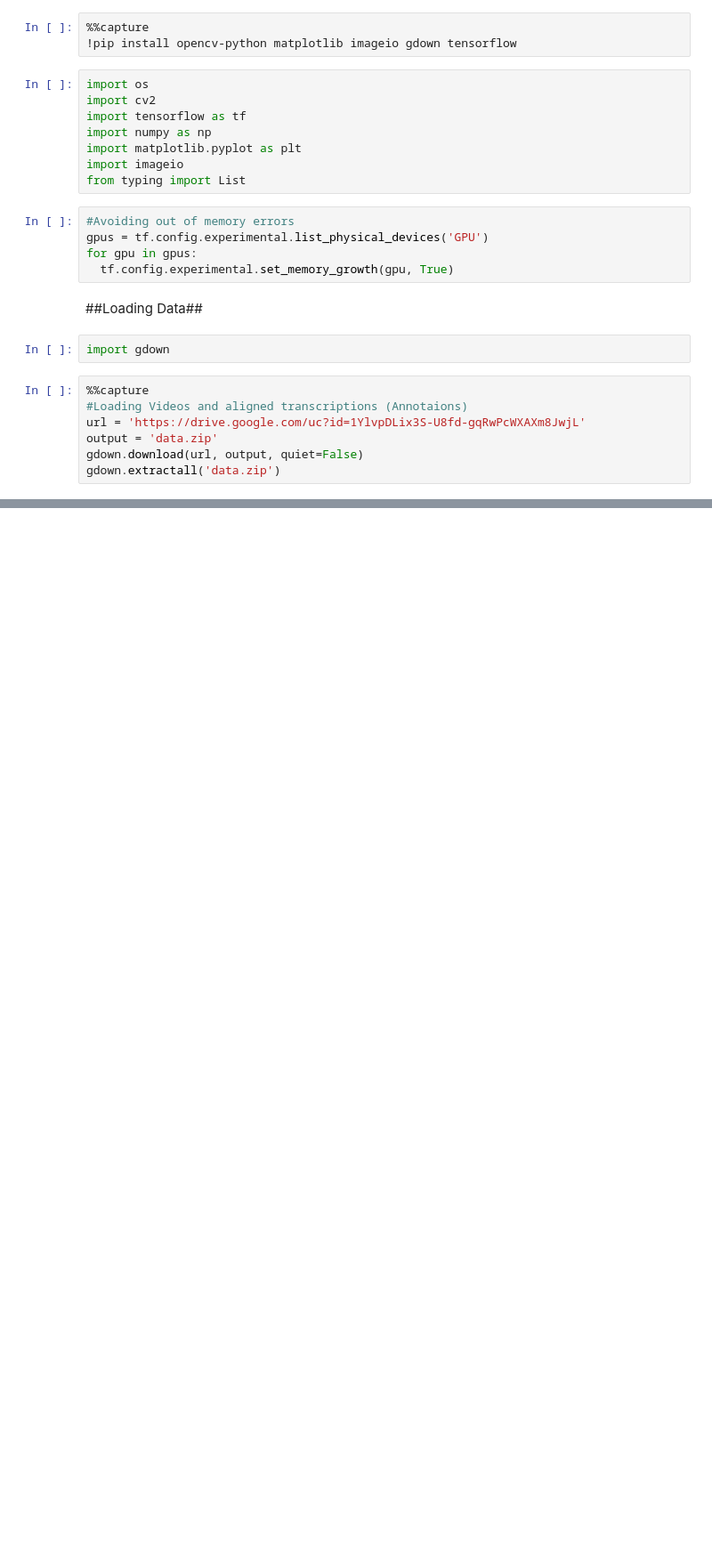
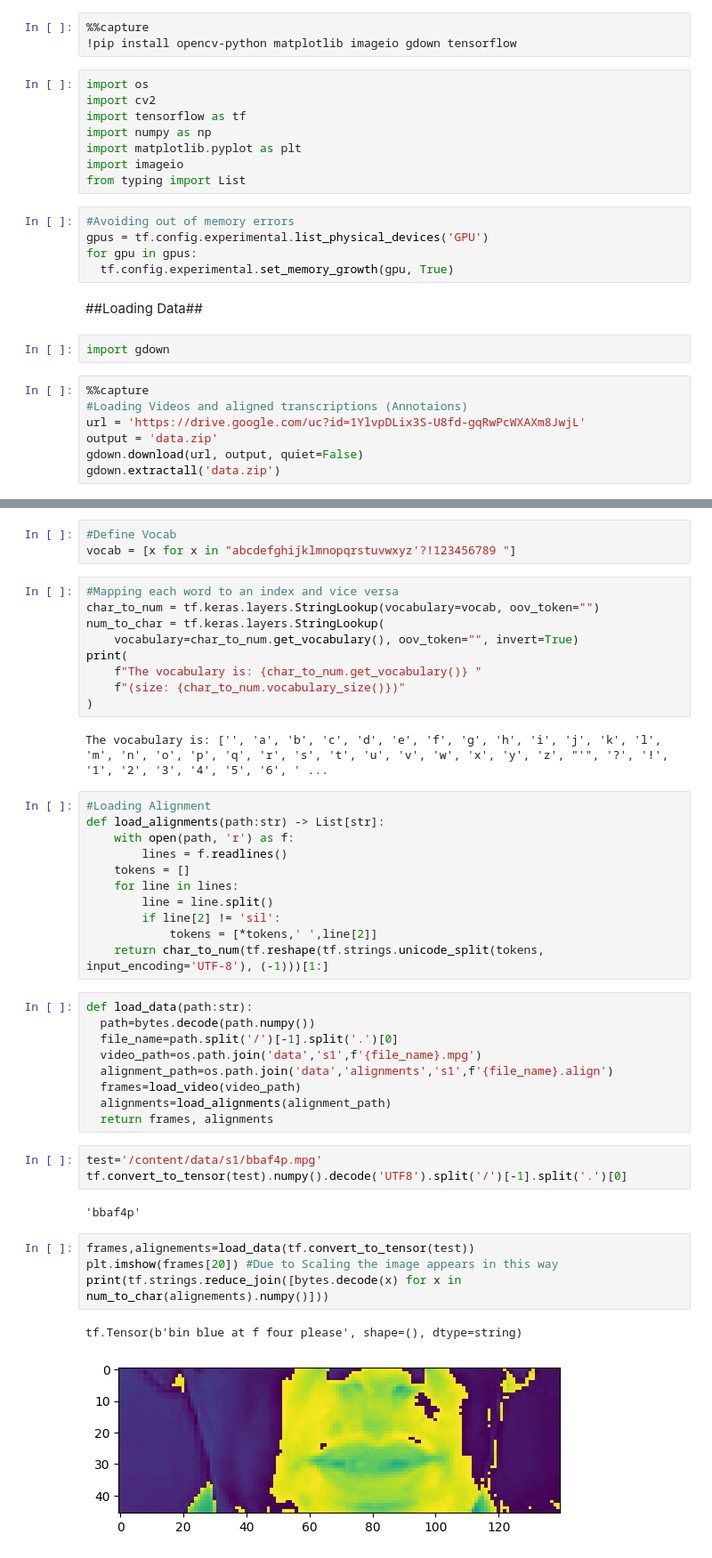
Before and after one commit to hatrigui/LipReading, a Jupyter notebook: LipReading.ipynb, the cells around one changed output, grey strips where cells are left out. Shown at 89% size. Drawn from its saved outputs; the diff is of its cells as text; blank space fills up the shorter version.

Commit message:
Done with the Data Loading ... Problem Size with Gif generation ... Takling DNN desing

```diff
--- a/LipReading.ipynb
+++ b/LipReading.ipynb
@@ -46,0 +49,46 @@ def load_video(path:str) -> List[float]:
+# %%
+#Define Vocab
+vocab = [x for x in "abcdefghijklmnopqrstuvwxyz'?!123456789 "]
+# %%
+#Mapping each word to an index and vice versa
+char_to_num = tf.keras.layers.StringLookup(vocabulary=vocab, oov_token="")
+num_to_char = tf.keras.layers.StringLookup(
+    vocabulary=char_to_num.get_vocabulary(), oov_token="", invert=True)
+print(
+    f"The vocabulary is: {char_to_num.get_vocabulary()} "
+    f"(size: {char_to_num.vocabulary_size()})"
+)
+# %% [output]
+The vocabulary is: ['', 'a', 'b', 'c', 'd', 'e', 'f', 'g', 'h', 'i', 'j', 'k', 'l', 'm', 'n', 'o', 'p', 'q', 'r', 's', 't', 'u', 'v', 'w', 'x', 'y', 'z', "'", '?', '!', '1', '2', '3', '4', '5', '6', ' ...
+# %%
+#Loading Alignment
+def load_alignments(path:str) -> List[str]:
+    with open(path, 'r') as f:
+        lines = f.readlines()
+    tokens = []
+    for line in lines:
+        line = line.split()
+        if line[2] != 'sil':
+            tokens = [*tokens,' ',line[2]]
+    return char_to_num(tf.reshape(tf.strings.unicode_split(tokens, input_encoding='UTF-8'), (-1)))[1:]
+# %%
+def load_data(path:str):
+  path=bytes.decode(path.numpy())
+  file_name=path.split('/')[-1].split('.')[0]
+  video_path=os.path.join('data','s1',f'{file_name}.mpg')
+  alignment_path=os.path.join('data','alignments','s1',f'{file_name}.align')
+  frames=load_video(video_path)
+  alignments=load_alignments(alignment_path)
+  return frames, alignments
+# %%
+test='/content/data/s1/bbaf4p.mpg'
+tf.convert_to_tensor(test).numpy().decode('UTF8').split('/')[-1].split('.')[0]
+# %% [output]
+'bbaf4p'
+# %%
+frames,alignements=load_data(tf.convert_to_tensor(test))
+plt.imshow(frames[20]) #Due to Scaling the image appears in this way
+print(tf.strings.reduce_join([bytes.decode(x) for x in num_to_char(alignements).numpy()]))
+# %% [output]
+tf.Tensor(b'bin blue at f four please', shape=(), dtype=string)
+[figure, added]
```
Also changed, not shown: parts of 11 cells of this notebook.
